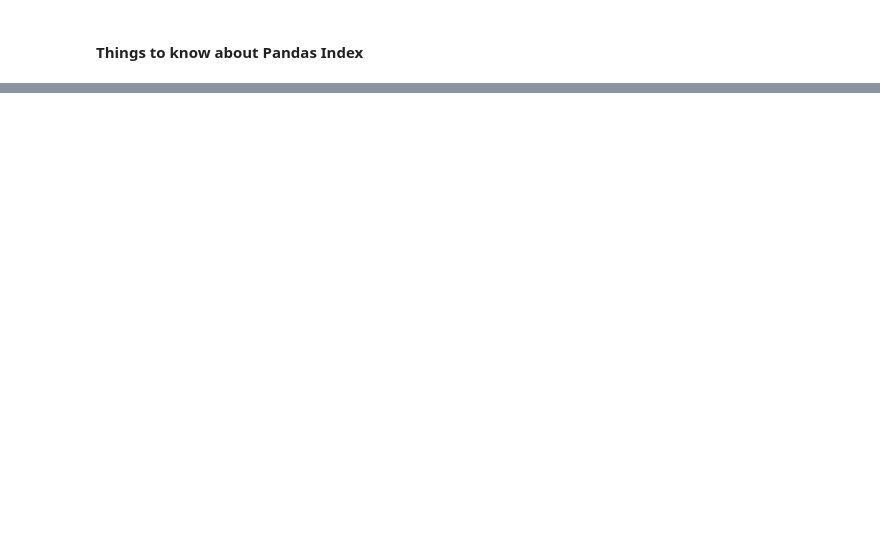
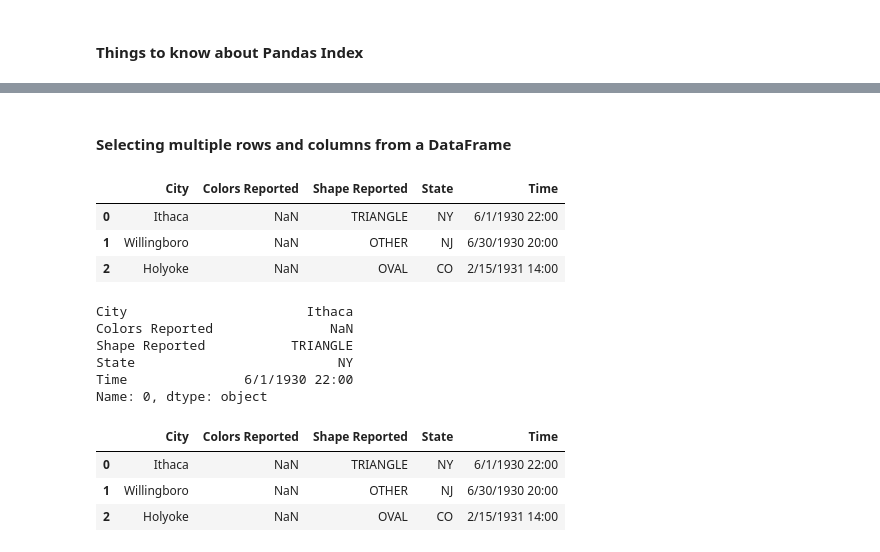
Before and after one commit to shmehta21/Pandas_demo, a Jupyter notebook: pandas.ipynb, the cells around one changed output, grey strips where cells are left out. Cells and saved outputs as stored; diff of their text form; code cells hidden in the pictures; blank space fills up the shorter version.

```diff
--- a/pandas.ipynb
+++ b/pandas.ipynb
@@ -935,0 +1082,25 @@ Name: Shape Reported, dtype: int64
+# %% [markdown]
+<h4> Selecting multiple rows and columns from a DataFrame </h4>
+# %%
+ufo.head(3)
+# %% [output]
+|  | City | Colors Reported | Shape Reported | State | Time |
+| 0 | Ithaca | NaN | TRIANGLE | NY | 6/1/1930 22:00 |
+| 1 | Willingboro | NaN | OTHER | NJ | 6/30/1930 20:00 |
+| 2 | Holyoke | NaN | OVAL | CO | 2/15/1931 14:00 |
+# %%
+ufo.loc[0, :] #Row 0 and all columns as a Panda Series object
+# %% [output]
+City                       Ithaca
+Colors Reported               NaN
+Shape Reported           TRIANGLE
+State                          NY
+Time               6/1/1930 22:00
+Name: 0, dtype: object
+# %%
+ufo.loc[0:2, :] #loc 0;2 means include both 0th and 2nd row inclusive unlike list slicing where 2 would have been exclusive
+# %% [output]
+|  | City | Colors Reported | Shape Reported | State | Time |
+| 0 | Ithaca | NaN | TRIANGLE | NY | 6/1/1930 22:00 |
+| 1 | Willingboro | NaN | OTHER | NJ | 6/30/1930 20:00 |
+| 2 | Holyoke | NaN | OVAL | CO | 2/15/1931 14:00 |
```
Also changed, not shown: parts of 33 cells of this notebook.
